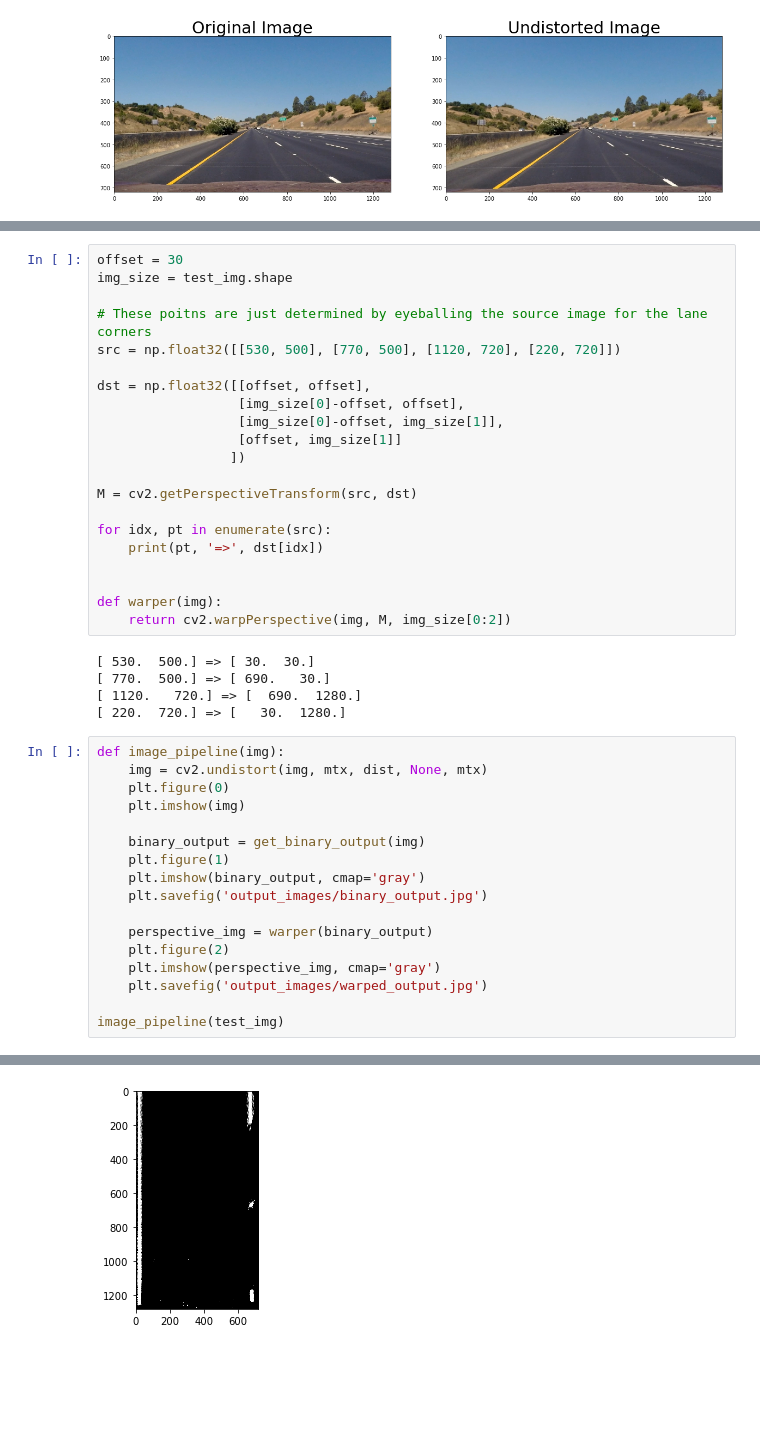
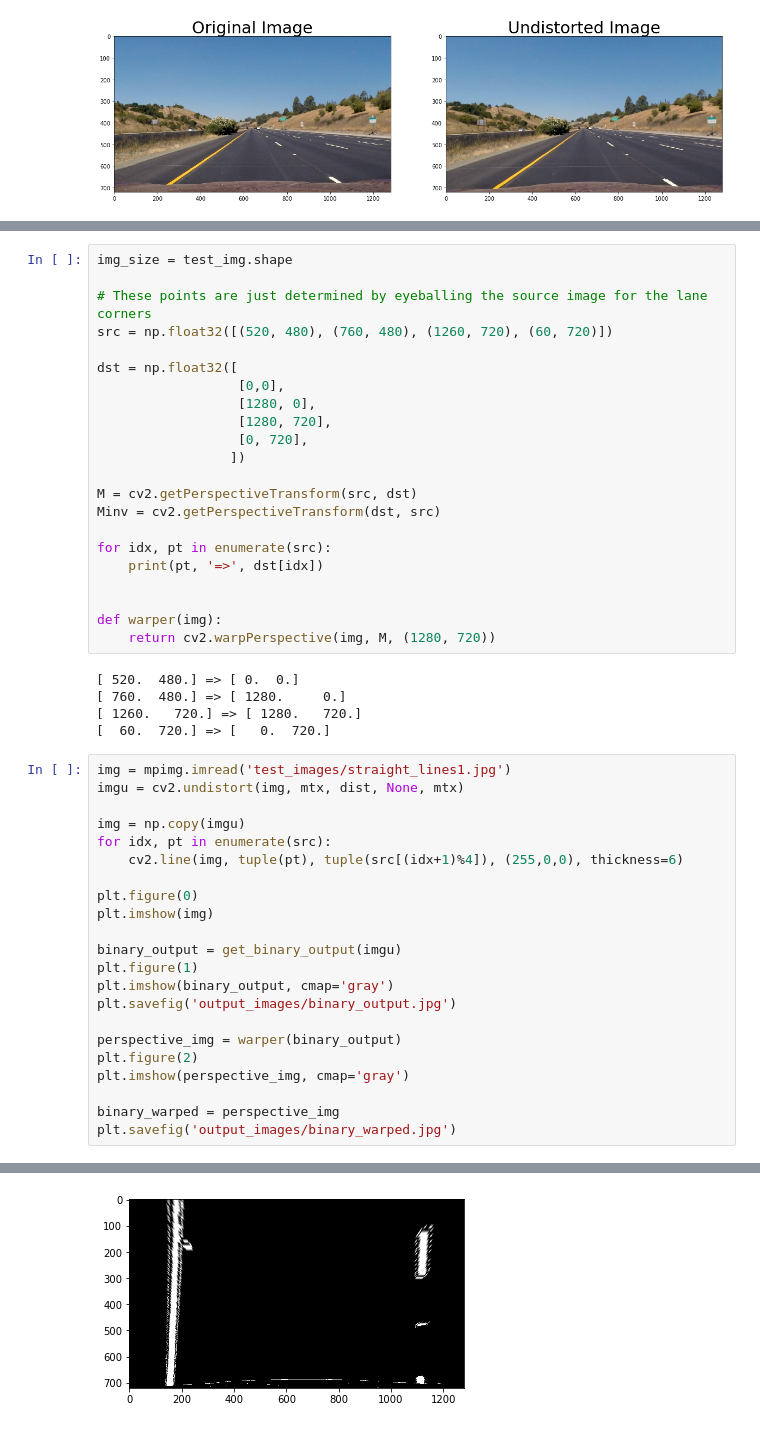
Before and after one commit to jainil/CarND-Advanced-Lane-Lines, a Jupyter notebook: advanced_lanes.ipynb, the cells around one changed output, grey strips where cells are left out. Saved outputs shown, nothing was run; the diff lists cells and outputs as text; blank space fills up the shorter version.

```diff
--- a/advanced_lanes.ipynb
+++ b/advanced_lanes.ipynb
@@ -122,46 +124,52 @@ def get_binary_output(img):
 
     return combined
 # %%
-offset = 30
 img_size = test_img.shape
 
-# These poitns are just determined by eyeballing the source image for the lane corners
-src = np.float32([[530, 500], [770, 500], [1120, 720], [220, 720]])
+# These points are just determined by eyeballing the source image for the lane corners
+src = np.float32([(520, 480), (760, 480), (1260, 720), (60, 720)])
 
-dst = np.float32([[offset, offset],
-                  [img_size[0]-offset, offset],
-                  [img_size[0]-offset, img_size[1]],
-                  [offset, img_size[1]]
+dst = np.float32([
+                  [0,0],
+                  [1280, 0],
+                  [1280, 720],
+                  [0, 720],
                  ])
 
 M = cv2.getPerspectiveTransform(src, dst)
+Minv = cv2.getPerspectiveTransform(dst, src)
 
 for idx, pt in enumerate(src):
     print(pt, '=>', dst[idx])
 
 
 def warper(img):
-    return cv2.warpPerspective(img, M, img_size[0:2])
+    return cv2.warpPerspective(img, M, (1280, 720))
 # %% [output]
-[ 530.  500.] => [ 30.  30.]
-[ 770.  500.] => [ 690.   30.]
-[ 1120.   720.] => [  690.  1280.]
-[ 220.  720.] => [   30.  1280.]
+[ 520.  480.] => [ 0.  0.]
+[ 760.  480.] => [ 1280.     0.]
+[ 1260.   720.] => [ 1280.   720.]
+[  60.  720.] => [   0.  720.]
 # %%
-def image_pipeline(img):
-    img = cv2.undistort(img, mtx, dist, None, mtx)
-    plt.figure(0)
-    plt.imshow(img)
+img = mpimg.imread('test_images/straight_lines1.jpg')
+imgu = cv2.undistort(img, mtx, dist, None, mtx)
 
-    binary_output = get_binary_output(img)
-    plt.figure(1)
-    plt.imshow(binary_output, cmap='gray')
-    plt.savefig('output_images/binary_output.jpg')
+img = np.copy(imgu)
+for idx, pt in enumerate(src):
+    cv2.line(img, tuple(pt), tuple(src[(idx+1)%4]), (255,0,0), thickness=6)
 
-    perspective_img = warper(binary_output)
-    plt.figure(2)
-    plt.imshow(perspective_img, cmap='gray')
-    plt.savefig('output_images/warped_output.jpg')
+plt.figure(0)
+plt.imshow(img)
 
-image_pipeline(test_img)
+binary_output = get_binary_output(imgu)
+plt.figure(1)
+plt.imshow(binary_output, cmap='gray')
+plt.savefig('output_images/binary_output.jpg')
+
+perspective_img = warper(binary_output)
+plt.figure(2)
+plt.imshow(perspective_img, cmap='gray')
+
+binary_warped = perspective_img
+plt.savefig('output_images/binary_warped.jpg')
 # %% [output]
@@ -170 +178 @@ image_pipeline(test_img)
-[figure, old version]
+[figure, new version]
```
Also changed, not shown: parts of 10 cells of this notebook, 7 other files.
